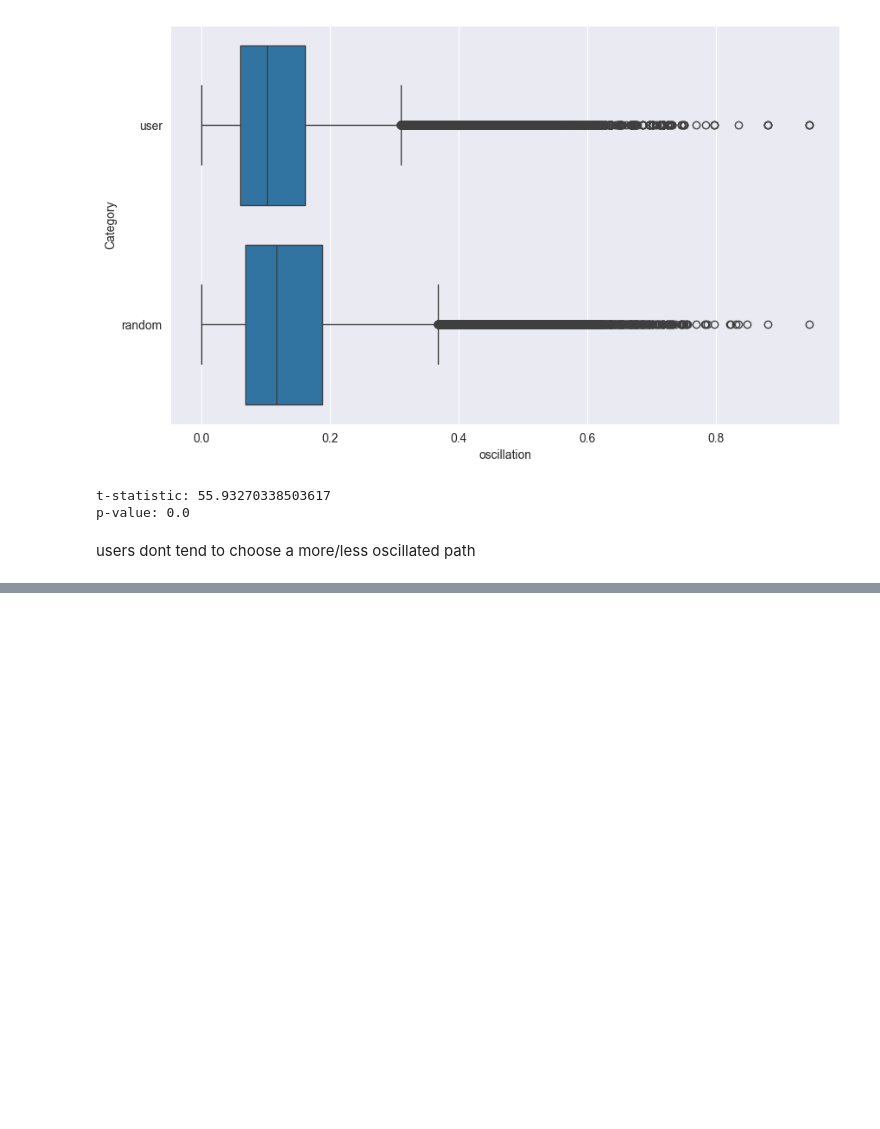
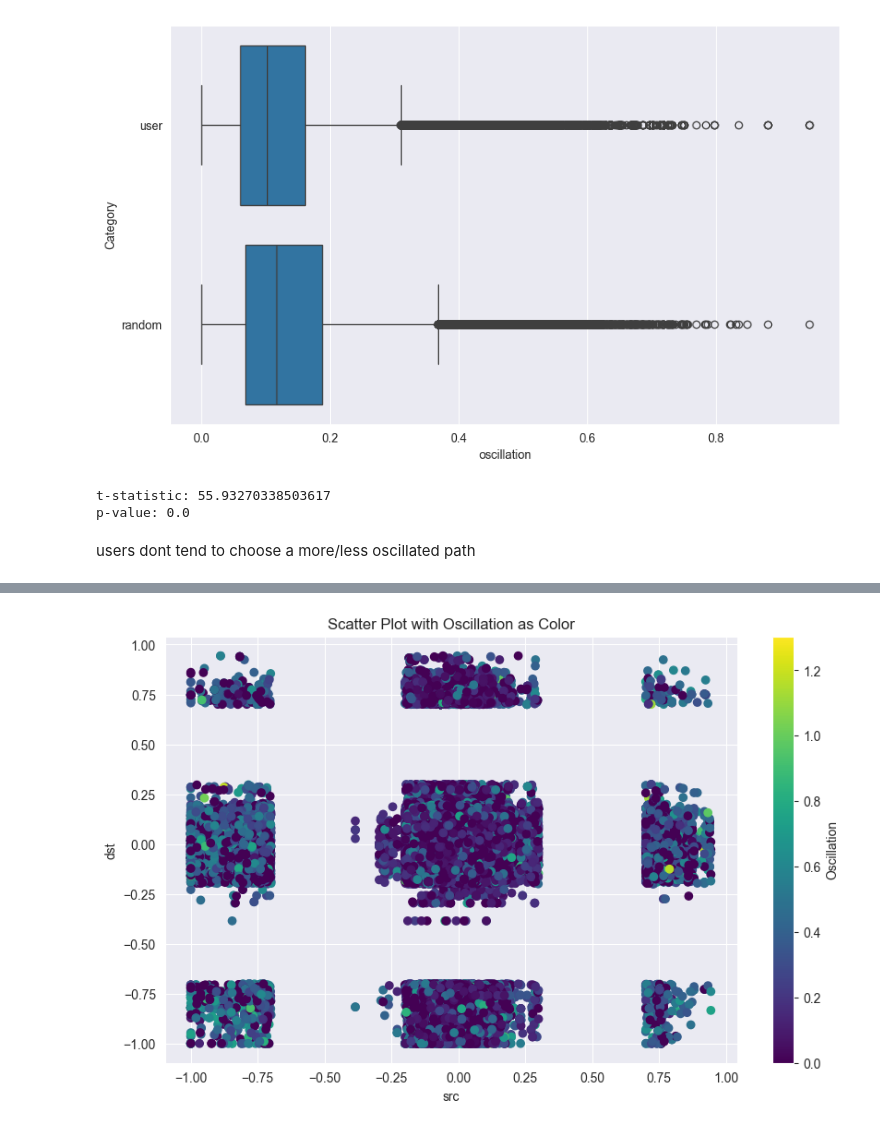
Before and after one commit to epfl-ada/ada-2023-project-statsquad3, a Jupyter notebook: subquestion4.ipynb, the cells around one changed output, grey strips where cells are left out. Saved outputs shown, nothing was run; the diff lists cells and outputs as text; code cells hidden in the pictures; blank space fills up the shorter version.

```diff
--- a/subquestion4.ipynb
+++ b/subquestion4.ipynb
@@ -226,0 +284,12 @@ users dont tend to choose a more/less oscillated path
+# %%
+norm = plt.Normalize(df['oscillation'].min(), df['oscillation'].max())
+plt.figure(figsize=(10, 6))
+scatter = plt.scatter(df['src'], df['dst'], c=df['oscillation'], cmap='viridis', norm=norm)
+plt.colorbar(scatter, label='Oscillation')
+plt.xlabel('src')
+plt.ylabel('dst')
+plt.title('Scatter Plot with Oscillation as Color')
+plt.grid(True)
+plt.show()
+# %% [output]
+[figure, added]
```
Also changed, not shown: parts of 19 cells of this notebook.
